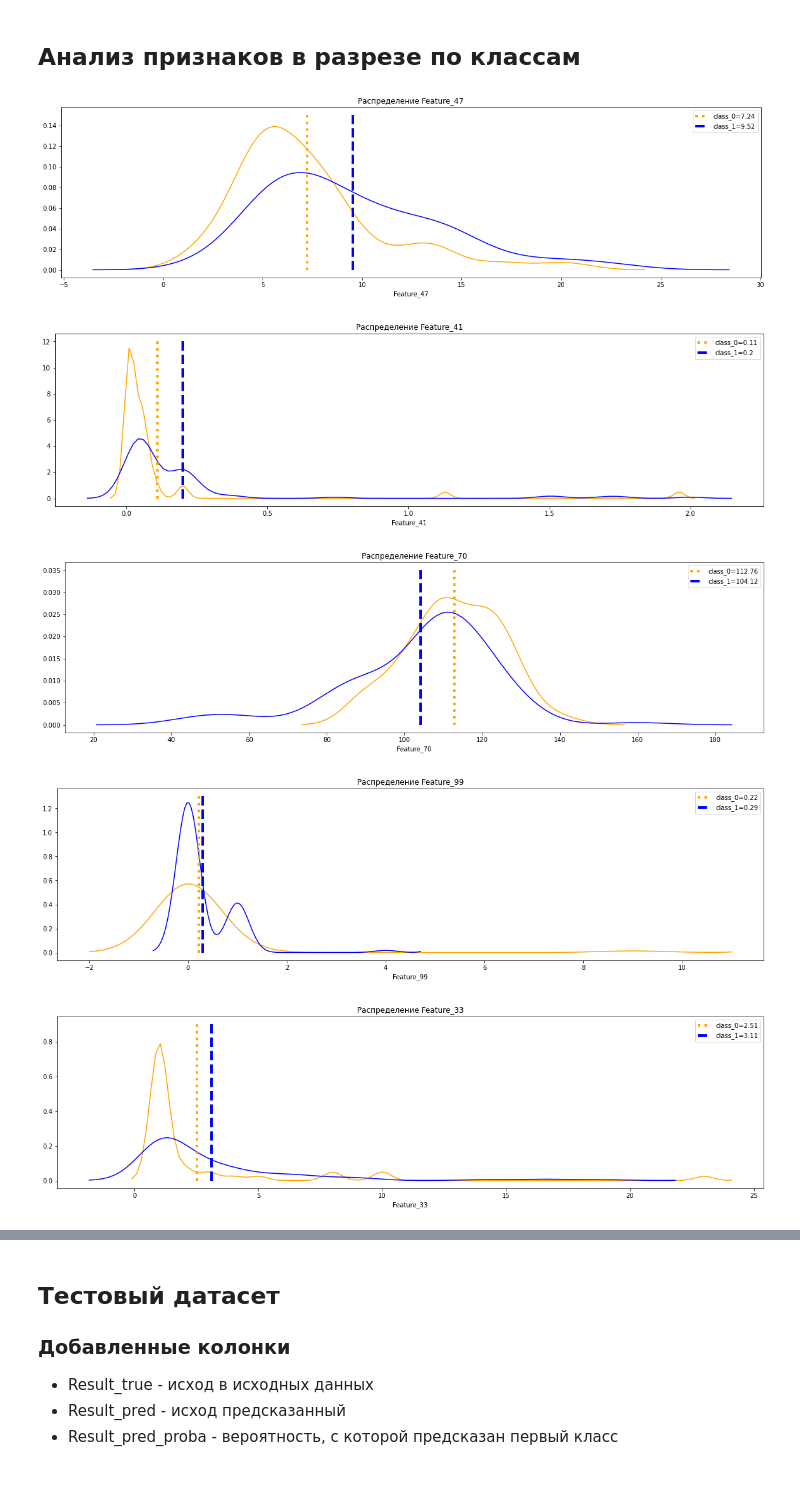
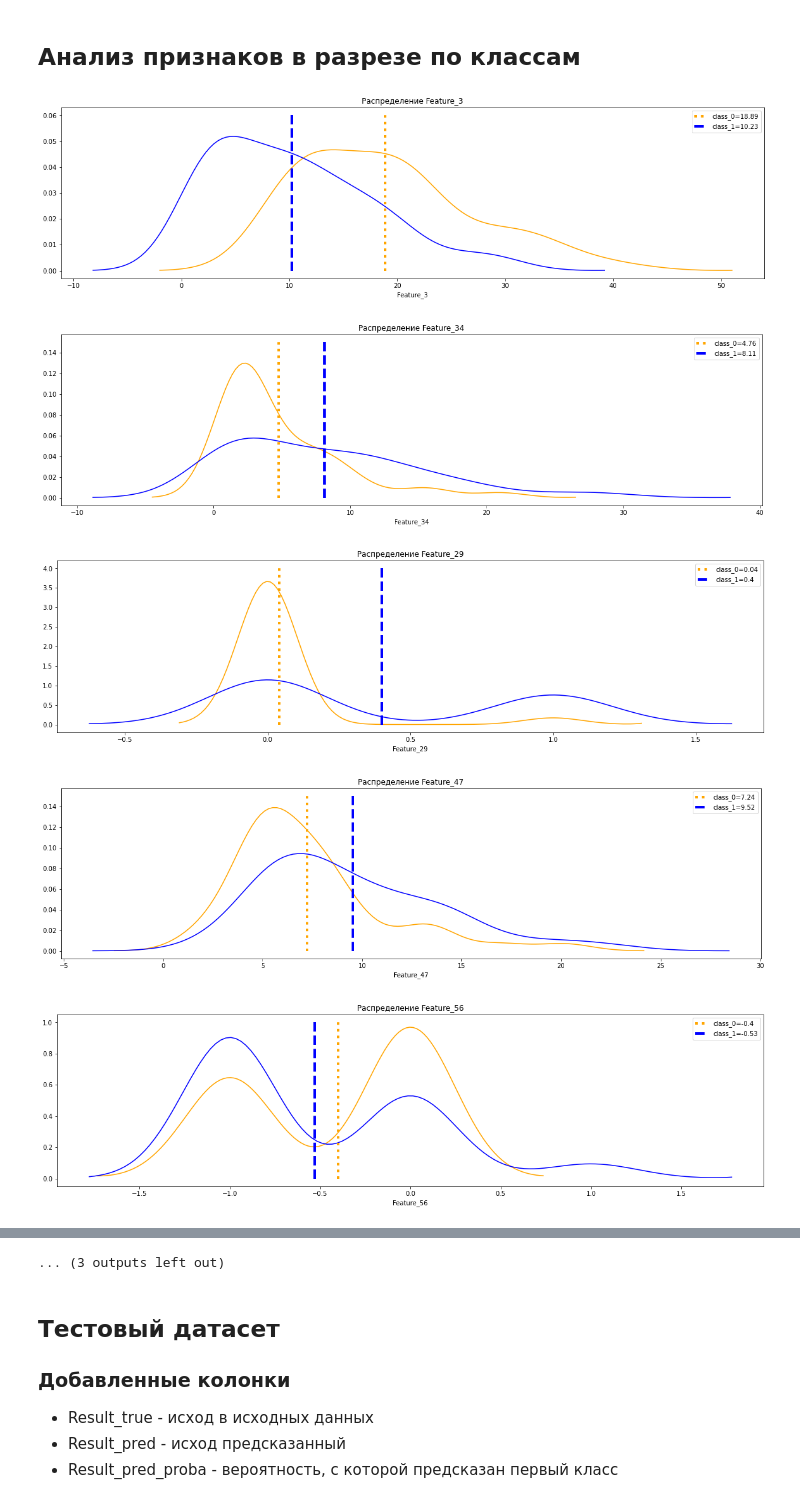
Before and after one commit to albul-k/ml_covid_surv_prediction, a Jupyter notebook: catboost_clf-ver_1.ipynb, the cells around one changed output, grey strips where cells are left out. Saved outputs shown, nothing was run; the diff lists cells and outputs as text; code cells hidden in the pictures.

Commit message:
Added diagrams for all features by classes

```diff
--- a/catboost_clf-ver_1.ipynb
+++ b/catboost_clf-ver_1.ipynb
@@ -286,23 +286,33 @@ shap.summary_plot(shap_values_train, X_train, max_display=40)
 [figure]
 # %% [markdown]
 ## Анализ признаков в разрезе по классам
-# %%
-distrib_plot(df, 'Feature_47', 'Result', y_max=0.15)
-# %% [output]
-[figure, removed]
-# %%
-distrib_plot(df[df['Feature_41'] < df['Feature_41'].quantile(0.95)], 'Feature_41', 'Result', y_max=12)
-# %% [output]
-[figure, removed]
-# %%
-distrib_plot(df, 'Feature_70', 'Result', y_max=0.035)
-# %% [output]
-[figure, removed]
-# %%
-distrib_plot(df, 'Feature_99', 'Result', y_max=1.3)
-# %% [output]
-[figure, removed]
-# %%
-distrib_plot(df, 'Feature_33', 'Result', y_max=0.9)
-# %% [output]
-[figure, removed]
+# %%
+distrib_params: dict = {
+    'Feature_3': { 'df': df, 'y_max': 0.06},
+    'Feature_34': { 'df': df, 'y_max': 0.15},
+    'Feature_29': { 'df': df, 'y_max': 4},
+    'Feature_47': { 'df': df, 'y_max': 0.15},
+    'Feature_56': { 'df': df, 'y_max': 1},
+    'Feature_41': { 'df': df[df['Feature_41'] < df['Feature_41'].quantile(0.95)], 'y_max': 12},
+    'Feature_9': { 'df': df, 'y_max': 1.5},
+    'Feature_51': { 'df': df, 'y_max': 0.015},
+    'Feature_70': { 'df': df, 'y_max': 0.035},
+    'Feature_99': { 'df': df, 'y_max': 1.3},
+    'Feature_6': { 'df': df, 'y_max': 0.9},
+    'Feature_71': { 'df': df, 'y_max': 0.025},
+    'Feature_46': { 'df': df, 'y_max': 0.005},
+    'Feature_33': { 'df': df, 'y_max': 0.9},
+    'Feature_52': { 'df': df, 'y_max': 1.5},
+
+}
+
+features_: list = df.columns.to_list()
+for key, value in distrib_params.items():
+    if key in features_:
+        distrib_plot(value['df'], key, 'Result', y_max=value['y_max'])
+# %% [output]
+[figure, added]
+[figure, added]
+[figure, added]
+[figure, added]
+[figure, added]
@@ -309,3 +326,4 @@ distrib_plot(df, 'Feature_33', 'Result', y_max=0.9)
+... (3 outputs left out)
 # %% [markdown]
 ## Тестовый датасет
 
```
Also changed, not shown: parts of 1 cell of this notebook, 1 other file.
